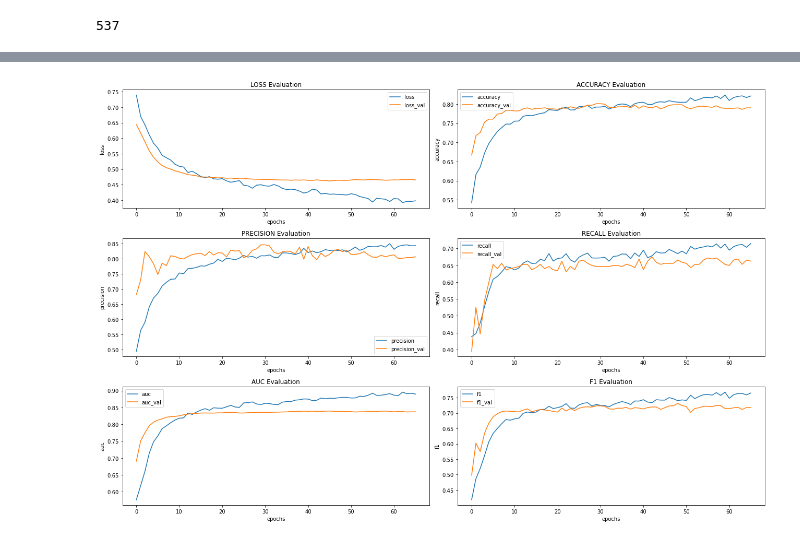
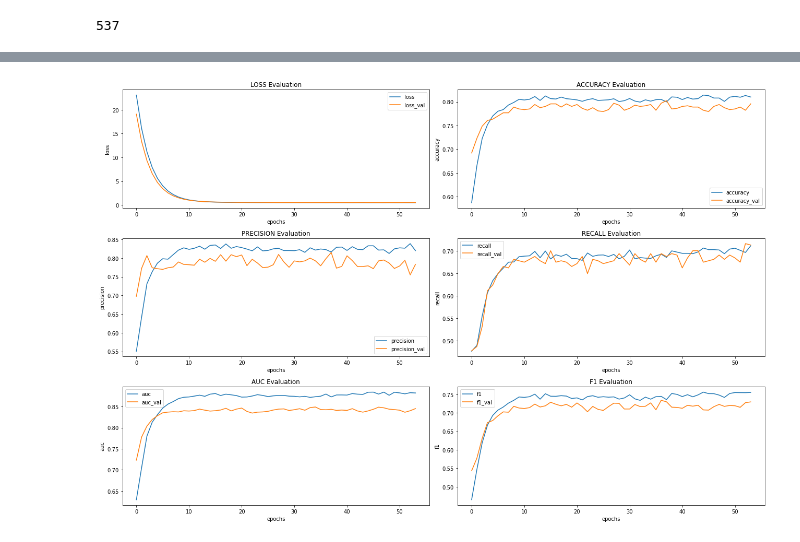
Before and after one commit to zshoorbajee/FlatironProject4, a Jupyter notebook: index.ipynb, the cells around one changed output, grey strips where cells are left out. Drawn from its saved outputs; the diff is of its cells as text; code cells hidden in the pictures.

Commit message:
Baseline and 5 models

```diff
--- a/index.ipynb
+++ b/index.ipynb
@@ -1549,59 +1585,54 @@ model_3.evaluate(X_val_combined_df_scaled, y_val)
 # %%
 # Add more layers
 
+set_seed(seed)
+
 model_4 = models.Sequential()
 
-model_4.add(layers.Dropout(0.3, input_shape=(n_input,)))
-
-model_4.add(layer=layers.Dense(
-    units=n_input,
-    activation='relu',
-    # kernel_regularizer=regularizers.l2(0.005)
-))
-model_4.add(layers.Dropout(0.3))
+model_4.add(layers.Dropout(0.2, input_shape=(n_input,)))
 
 model_4.add(layer=layers.Dense(
     units=round(n_input/2),
     activation='relu',
-    # kernel_regularizer=regularizers.l2(0.005)
+    kernel_regularizer=regularizers.L2(0.05)
 ))
-model_4.add(layers.Dropout(0.3))
+model_4.add(layers.Dropout(0.2))
 
 model_4.add(layer=layers.Dense(
     units=round(n_input/4),
     activation='relu',
-    # kernel_regularizer=regularizers.l2(0.005)
+    kernel_regularizer=regularizers.L2(0.05)
 ))
-model_4.add(layers.Dropout(0.3))
+model_4.add(layers.Dropout(0.2))
 
 model_4.add(layer=layers.Dense(
     units=1,
     activation='sigmoid',
 ))
 
 model_4.compile(
-    optimizer='SGD',
+    optimizer=SGD(),
     loss='binary_crossentropy',
     metrics=['accuracy', precision, recall, auc, f1]
 )
 
 early_stopping = [
     EarlyStopping(monitor='val_loss', patience=20)
     ]
 
 model_hist_4 = model_4.fit(
     np.array(X_train_combined_df_scaled),
     np.array(y_train),
-    epochs=400,
+    epochs=150,
     batch_size=32,
     validation_data=(X_val_combined_df_scaled, y_val),
     verbose=False,
     callbacks=early_stopping
 )
 
 plot_nn_curves(model_hist_4)
 # %% [output]
-[figure, old version]
+[figure, new version]
 # %%
 model_4.evaluate(X_val_combined_df_scaled, y_val)
 # %% [output]
```
Also changed, not shown: parts of 34 cells of this notebook.
